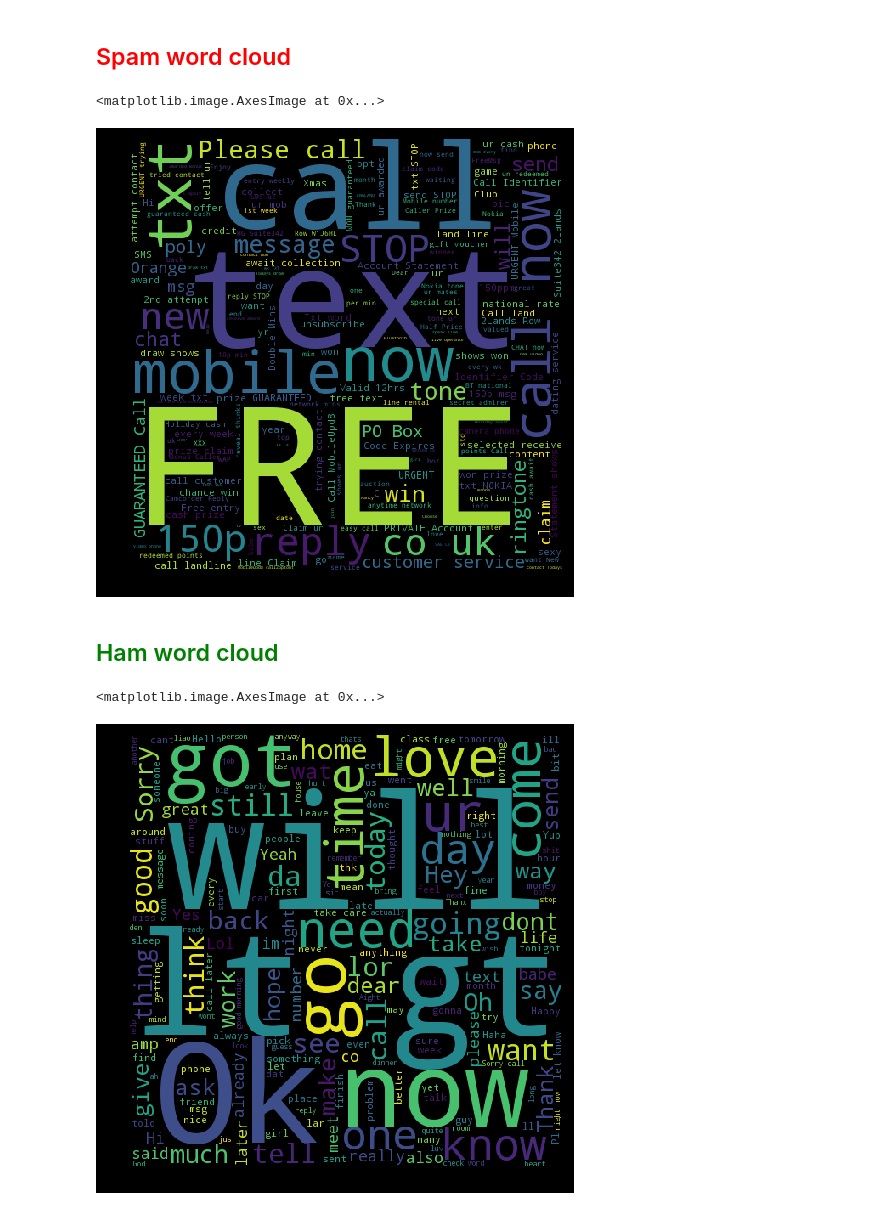
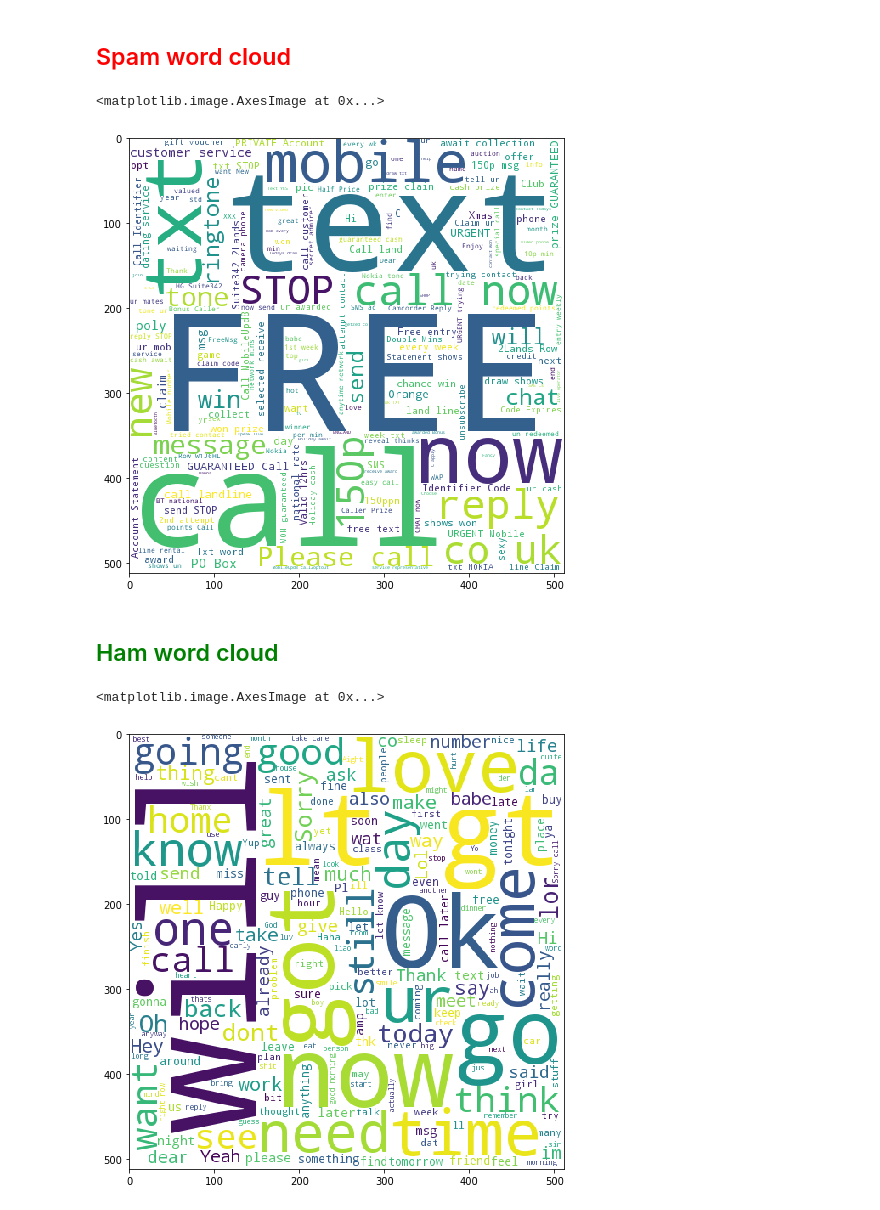
Before and after one commit to surya-veer/SpamHam-Filter, a Jupyter notebook: Spam_filter.ipynb, the cells around one changed output. Drawn from its saved outputs; the diff is of its cells as text; code cells hidden in the pictures.

Commit message:
Adding wordcloud color

```diff
--- a/Spam_filter.ipynb
+++ b/Spam_filter.ipynb
@@ -310,21 +310,21 @@ array([1])
 spam_wl = ' '.join(list(df[df['status']==0]['message']))
 ham_wl = ' '.join(list(df[df['status']==1]['message']))
 # %%
-spam_wc = WordCloud(width=512,height=512).generate(spam_wl)
-ham_wc = WordCloud(width=512,height=512).generate(ham_wl)
+spam_wc = WordCloud(background_color='white',width=512,height=512).generate(spam_wl)
+ham_wc = WordCloud(background_color='white',width=512,height=512).generate(ham_wl)
 # %% [markdown]
 <h2 style="color:red">Spam word cloud</h2>
 # %%
-plt.figure(figsize=(10,8),facecolor='k')
+plt.figure(figsize=(10,8))
 plt.imshow(spam_wc)
 # %% [output]
 <matplotlib.image.AxesImage at 0x...>
-[figure, old version]
+[figure, new version]
 # %% [markdown]
 <h2 style="color:green">Ham word cloud</h2>
 # %%
-plt.figure(figsize=(10,8),facecolor='k')
+plt.figure(figsize=(10,8))
 plt.imshow(ham_wc)
 # %% [output]
 <matplotlib.image.AxesImage at 0x...>
-[figure, old version]
+[figure, new version]
```
Also changed, not shown: parts of 1 cell of this notebook.
